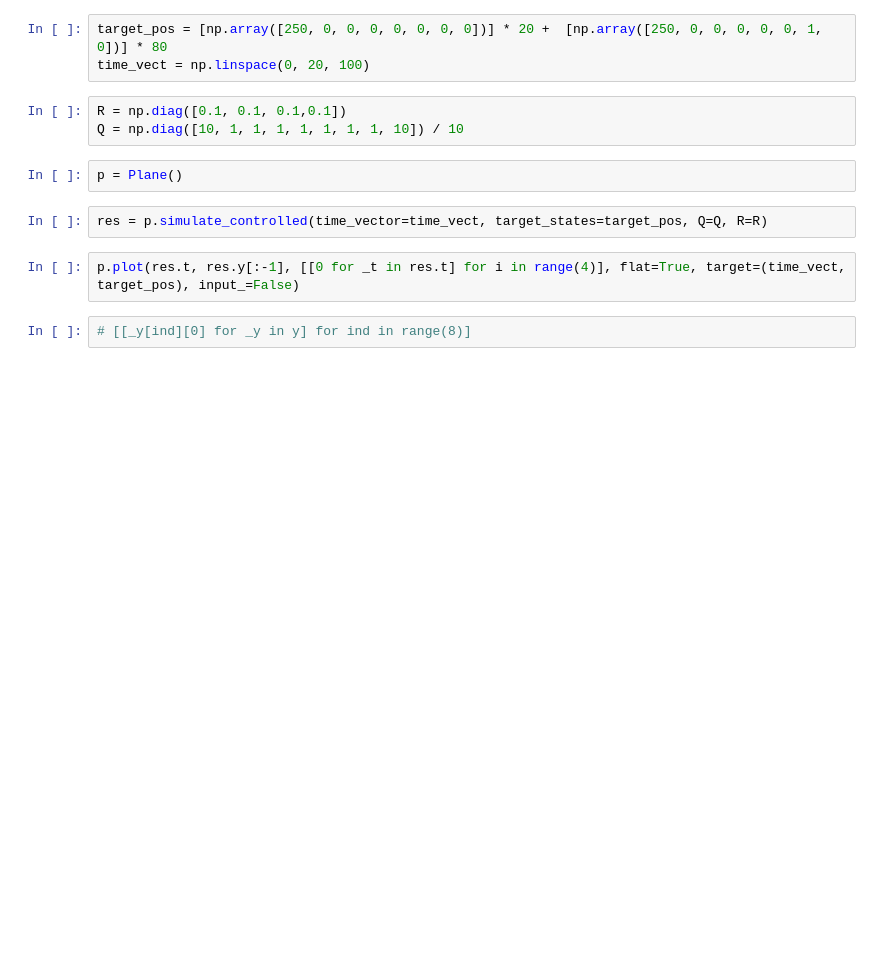
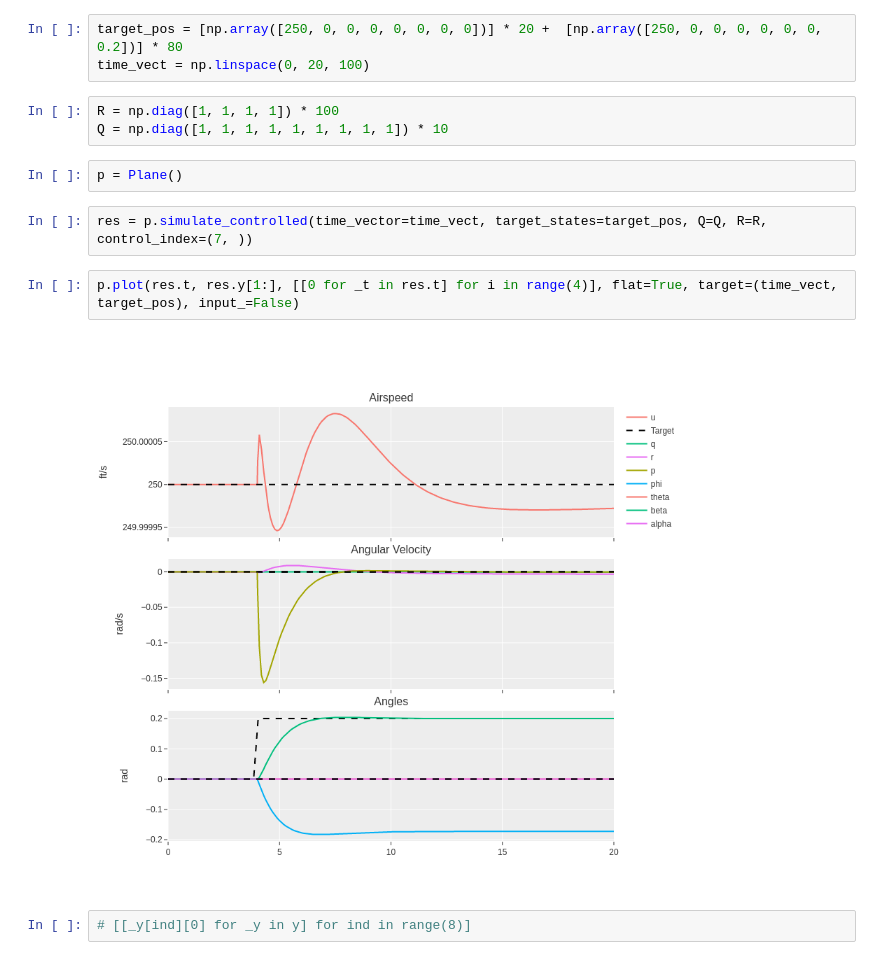
Before and after one commit to mschrader15/AEM591-Projects, a Jupyter notebook: project-3/Project-3.ipynb, the cells around one changed output. Drawn from its saved outputs; the diff is of its cells as text; blank space fills up the shorter version.

```diff
--- a/project-3/Project-3.ipynb
+++ b/project-3/Project-3.ipynb
@@ -244,16 +249,18 @@ p.plot(res.t, res.y[:-1], [[0 for _t in res.t] for i in range(4)], flat=True, ta
 # %% [markdown]
 ## Design an RSLQR to track a constant roll ($\phi$) command
 # %%
-target_pos = [np.array([250, 0, 0, 0, 0, 0, 0, 0])] * 20 +  [np.array([250, 0, 0, 0, 0, 0, 1, 0])] * 80
+target_pos = [np.array([250, 0, 0, 0, 0, 0, 0, 0])] * 20 +  [np.array([250, 0, 0, 0, 0, 0, 0, 0.2])] * 80
 time_vect = np.linspace(0, 20, 100)
 # %%
-R = np.diag([0.1, 0.1, 0.1,0.1])
-Q = np.diag([10, 1, 1, 1, 1, 1, 1, 1, 10]) / 10
+R = np.diag([1, 1, 1, 1]) * 100
+Q = np.diag([1, 1, 1, 1, 1, 1, 1, 1, 1]) * 10
 # %%
 p = Plane()
 # %%
-res = p.simulate_controlled(time_vector=time_vect, target_states=target_pos, Q=Q, R=R)
+res = p.simulate_controlled(time_vector=time_vect, target_states=target_pos, Q=Q, R=R, control_index=(7, ))
 # %%
-p.plot(res.t, res.y[:-1], [[0 for _t in res.t] for i in range(4)], flat=True, target=(time_vect, target_pos), input_=False)
+p.plot(res.t, res.y[1:], [[0 for _t in res.t] for i in range(4)], flat=True, target=(time_vect, target_pos), input_=False)
+# %% [output]
+[figure, added]
 # %%
 # [[_y[ind][0] for _y in y] for ind in range(8)]
```
Also changed, not shown: parts of 8 cells of this notebook, 1 other file.
